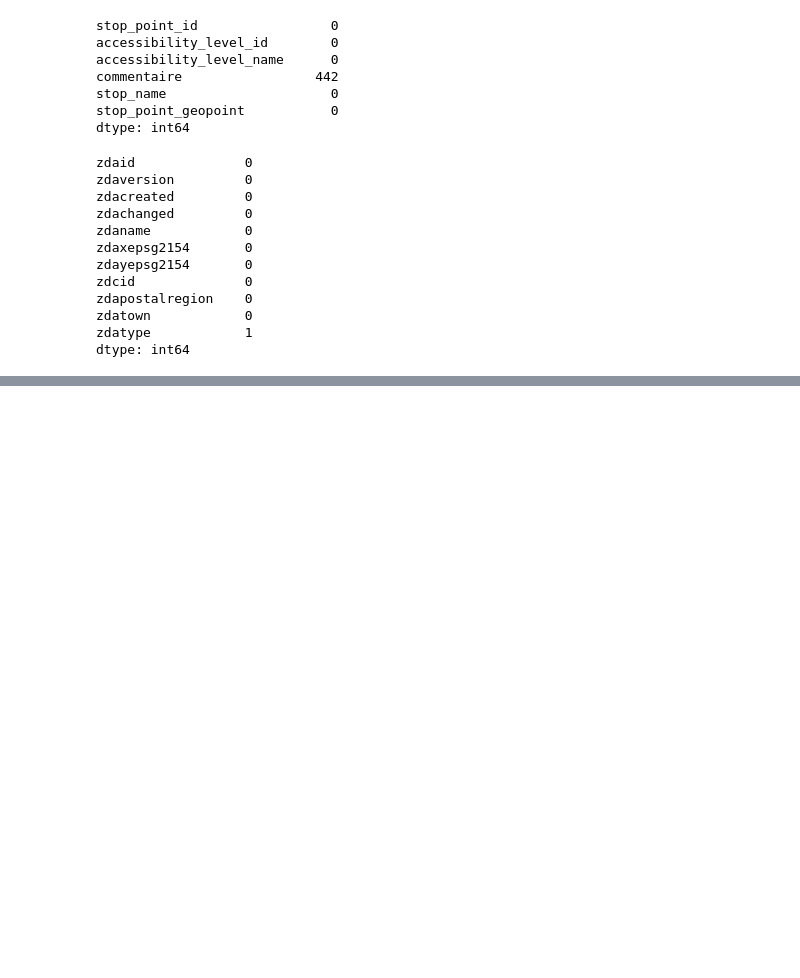
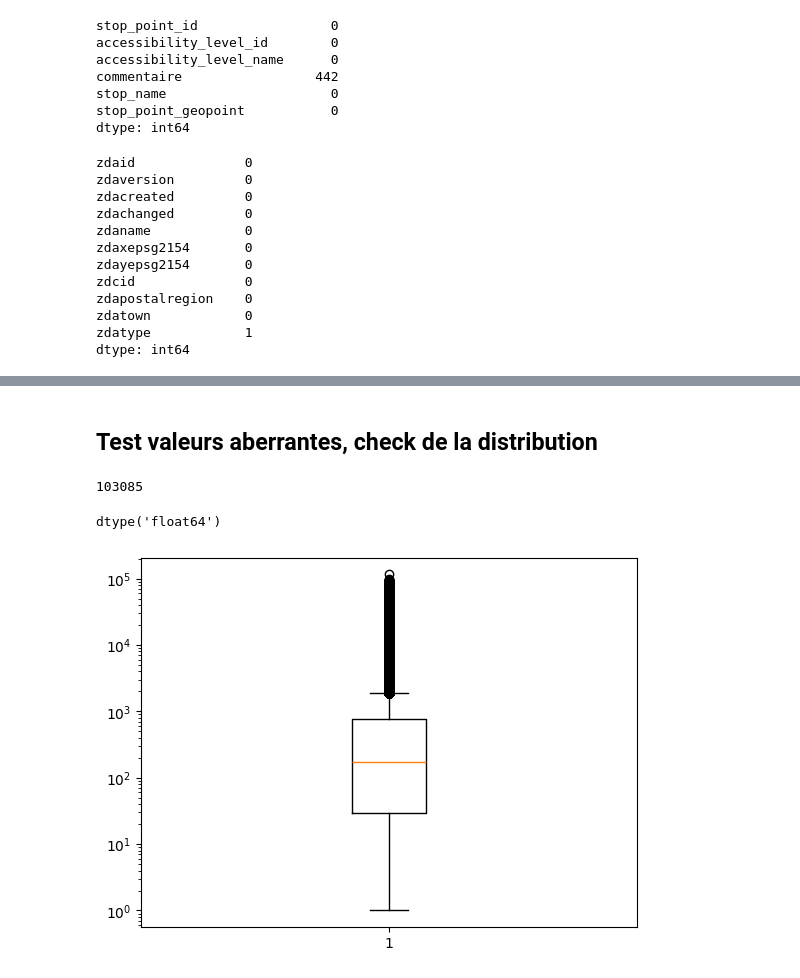
Before and after one commit to LANCAGH/IDFM, a Jupyter notebook: notebooks/exploration/exploration_bronze.ipynb, the cells around one changed output, grey strips where cells are left out. Saved outputs shown, nothing was run; the diff lists cells and outputs as text; code cells hidden in the pictures; blank space fills up the shorter version.

```diff
--- a/notebooks/exploration/exploration_bronze.ipynb
+++ b/notebooks/exploration/exploration_bronze.ipynb
@@ -213,0 +241,18 @@ dtype: int64
+# %%
+NB_FER_2024['NB_VALD'] = pd.to_numeric(NB_FER_2024['NB_VALD'], errors='coerce')
+# %% [markdown]
+## Test valeurs aberrantes, check de la distribution
+# %%
+NB_FER_2024['NB_VALD'].isna().sum()
+# %% [output]
+103085
+# %%
+ NB_FER_2024['NB_VALD'].dtype
+# %% [output]
+dtype('float64')
+# %%
+plt.boxplot(NB_FER_2024['NB_VALD'].dropna())
+plt.yscale('log')
+plt.show()
+# %% [output]
+[figure, added]
```
Also changed, not shown: parts of 36 cells of this notebook, 4 other files.
